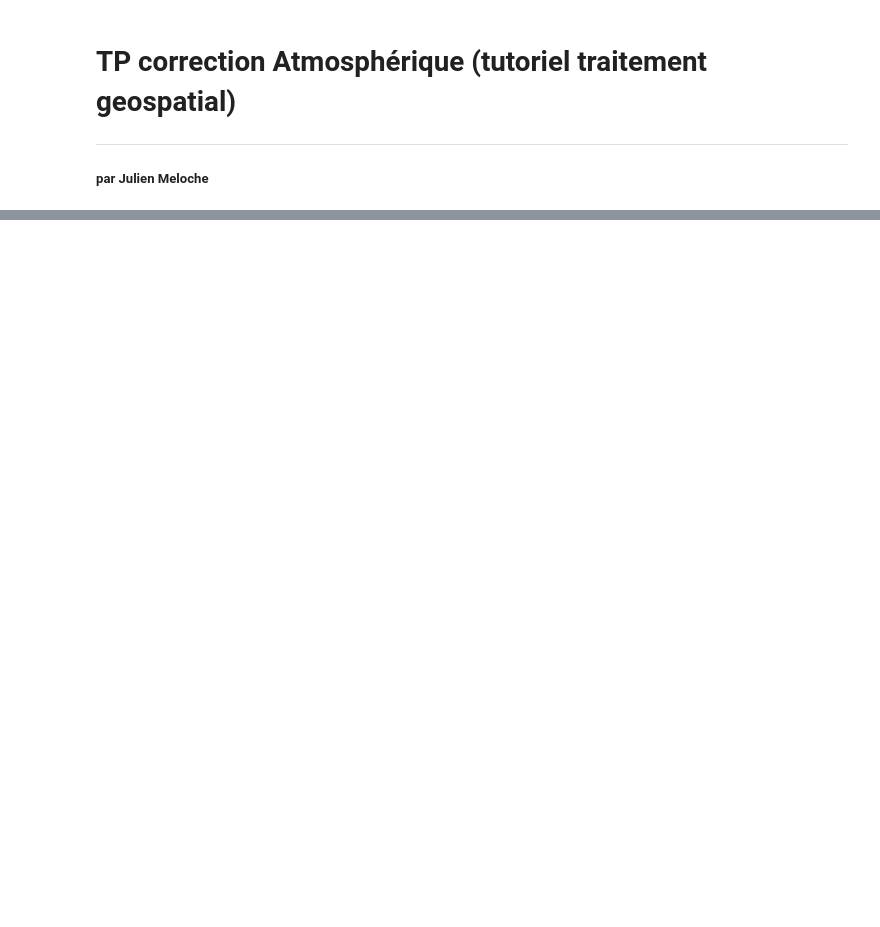
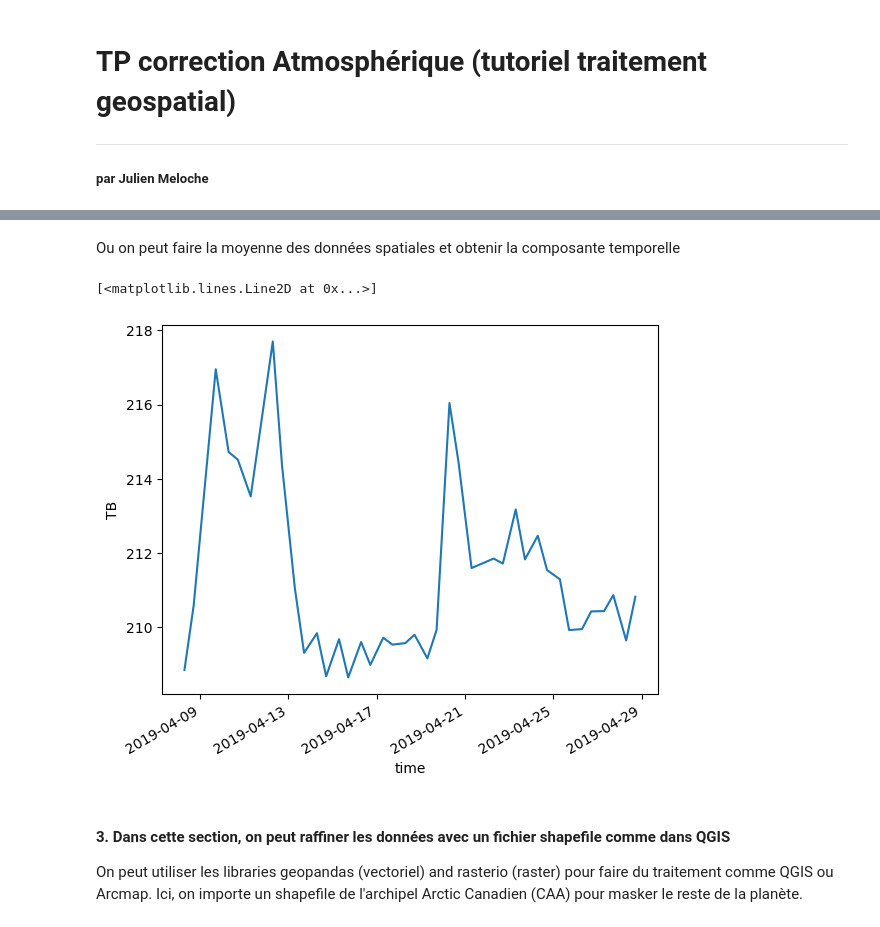
Before and after one commit to JulienMeloche/TP_correction_Atmo, a Jupyter notebook: TP_correctionAtmo.ipynb, the cells around one changed output, grey strips where cells are left out. Cells and saved outputs as stored; diff of their text form; code cells hidden in the pictures; blank space fills up the shorter version.

```diff
--- a/TP_correctionAtmo.ipynb
+++ b/TP_correctionAtmo.ipynb
@@ -38,0 +123,10 @@ conda install rasterio geopandas
+# %% [markdown]
+Ou on peut faire la moyenne des données spatiales et obtenir la composante temporelle
+# %%
+tb_temp.mean(dim = ('x', 'y')).TB.plot()
+# %% [output]
+[<matplotlib.lines.Line2D at 0x...>]
+[figure, added]
+# %% [markdown]
+#### 3. Dans cette section, on peut raffiner les données avec un fichier shapefile comme dans QGIS
+On peut utiliser les libraries geopandas (vectoriel) and rasterio (raster) pour faire du traitement comme QGIS ou Arcmap. Ici, on importe un shapefile de l'archipel Arctic Canadien (CAA) pour masker le reste de la planète.
```
Also changed, not shown: parts of 27 cells of this notebook.
